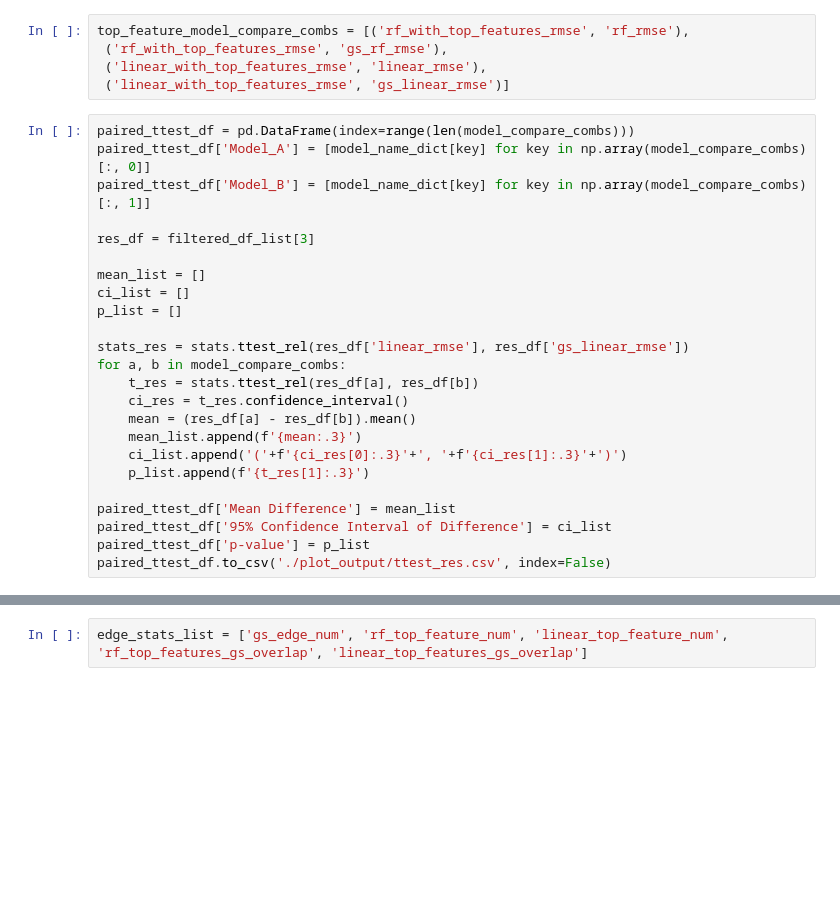
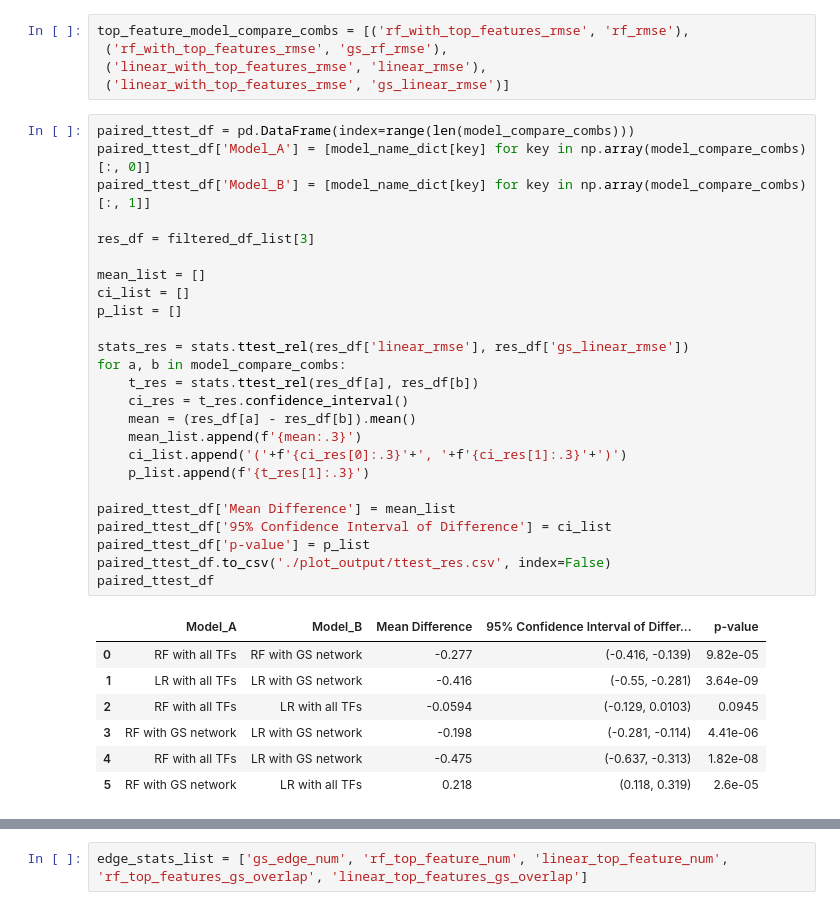
Before and after one commit to IcyFermion/feature_synergy, a Jupyter notebook: network_v_model/plot.ipynb, the cells around one changed output, grey strips where cells are left out. Saved outputs shown, nothing was run; the diff lists cells and outputs as text; blank space fills up the shorter version.

```diff
--- a/network_v_model/plot.ipynb
+++ b/network_v_model/plot.ipynb
@@ -140,27 +160,36 @@ top_feature_model_compare_combs = [('rf_with_top_features_rmse', 'rf_rmse'),
 # %%
 paired_ttest_df = pd.DataFrame(index=range(len(model_compare_combs)))
 paired_ttest_df['Model_A'] = [model_name_dict[key] for key in np.array(model_compare_combs)[:, 0]]
 paired_ttest_df['Model_B'] = [model_name_dict[key] for key in np.array(model_compare_combs)[:, 1]]
 
 res_df = filtered_df_list[3]
 
 mean_list = []
 ci_list = []
 p_list = []
 
 stats_res = stats.ttest_rel(res_df['linear_rmse'], res_df['gs_linear_rmse'])
 for a, b in model_compare_combs:
     t_res = stats.ttest_rel(res_df[a], res_df[b])
     ci_res = t_res.confidence_interval()
     mean = (res_df[a] - res_df[b]).mean()
     mean_list.append(f'{mean:.3}')
     ci_list.append('('+f'{ci_res[0]:.3}'+', '+f'{ci_res[1]:.3}'+')')
     p_list.append(f'{t_res[1]:.3}')
 
 paired_ttest_df['Mean Difference'] = mean_list
 paired_ttest_df['95% Confidence Interval of Difference'] = ci_list
 paired_ttest_df['p-value'] = p_list
 paired_ttest_df.to_csv('./plot_output/ttest_res.csv', index=False)
+paired_ttest_df
+# %% [output]
+|  | Model_A | Model_B | Mean Difference | 95% Confidence Interval of Differ... | p-value |
+| 0 | RF with all TFs | RF with GS network | -0.277 | (-0.416, -0.139) | 9.82e-05 |
+| 1 | LR with all TFs | LR with GS network | -0.416 | (-0.55, -0.281) | 3.64e-09 |
+| 2 | RF with all TFs | LR with all TFs | -0.0594 | (-0.129, 0.0103) | 0.0945 |
+| 3 | RF with GS network | LR with GS network | -0.198 | (-0.281, -0.114) | 4.41e-06 |
+| 4 | RF with all TFs | LR with GS network | -0.475 | (-0.637, -0.313) | 1.82e-08 |
+| 5 | RF with GS network | LR with all TFs | 0.218 | (0.118, 0.319) | 2.6e-05 |
 # %%
 paired_ttest_df = pd.DataFrame(index=range(len(top_feature_model_compare_combs)))
 paired_ttest_df['Model_A'] = [model_name_dict[key] for key in np.array(top_feature_model_compare_combs)[:, 0]]
```
Also changed, not shown: parts of 16 cells of this notebook, 5 other files.
